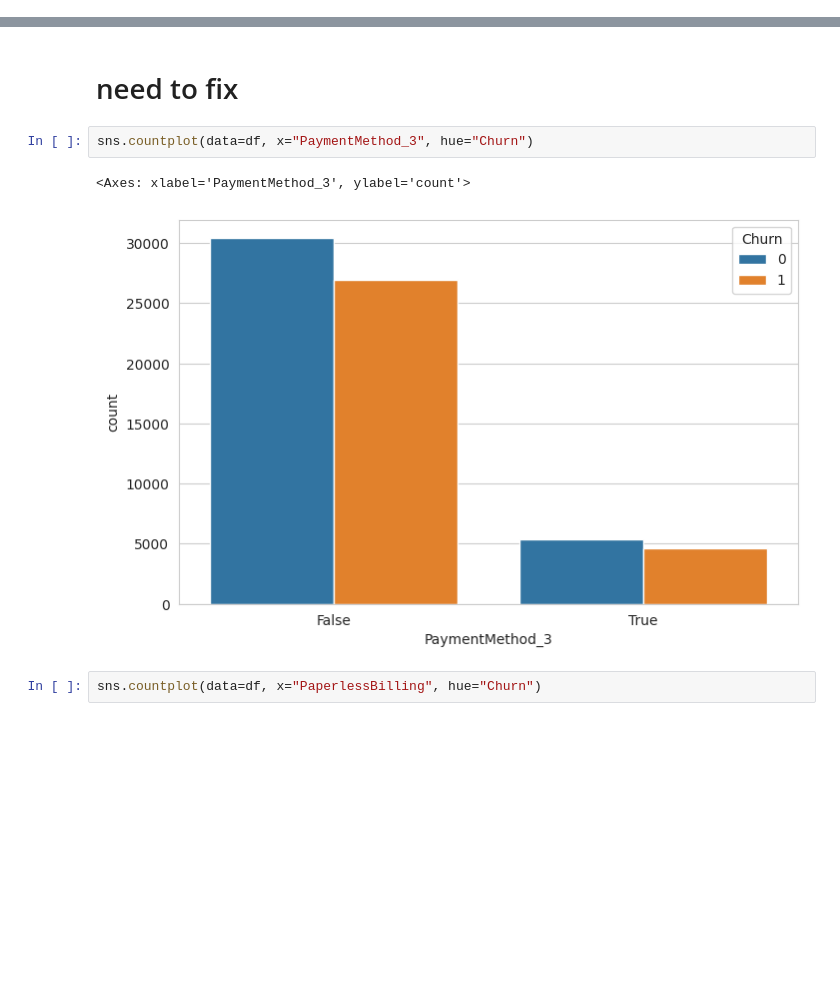
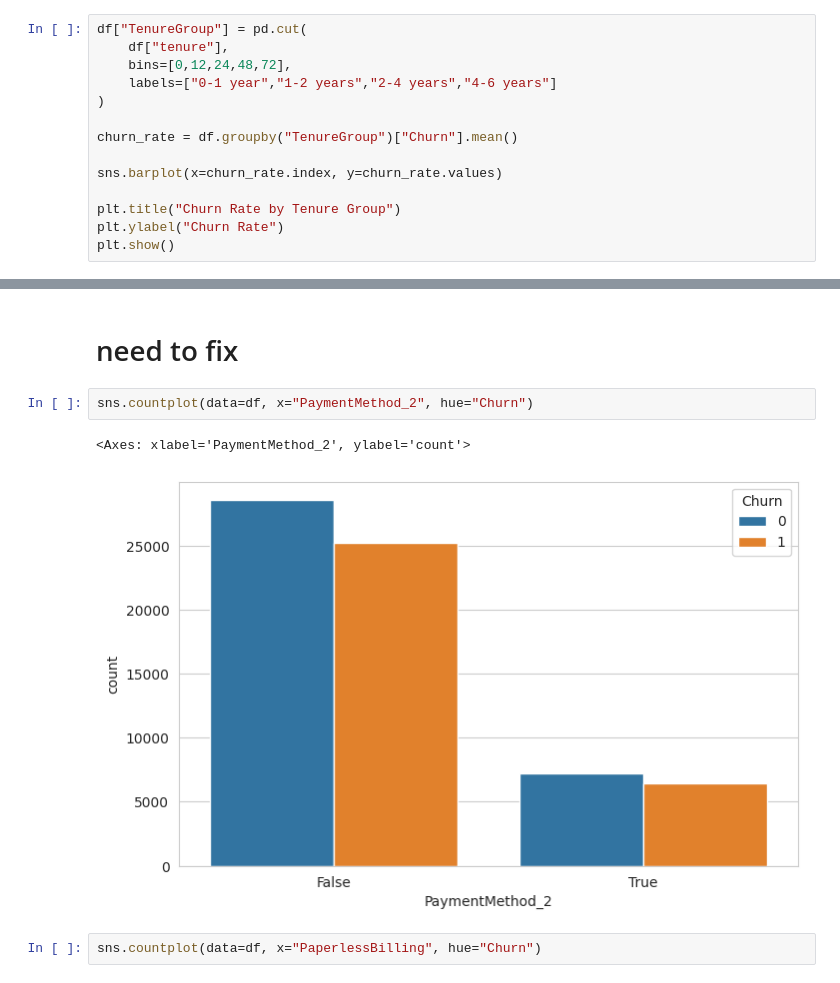
Before and after one commit to linda-bsharat/telco-customer-churn-prediction, a Jupyter notebook: notebooks/02_eda_and_visualization.ipynb, the cells around one changed output, grey strips where cells are left out. Drawn from its saved outputs; the diff is of its cells as text; blank space fills up the shorter version.

```diff
--- a/notebooks/02_eda_and_visualization.ipynb
+++ b/notebooks/02_eda_and_visualization.ipynb
@@ -147,0 +154,14 @@ sns.histplot(data=df, x="tenure", hue="Churn", bins=30, kde=True)
+# %%
+df["TenureGroup"] = pd.cut(
+    df["tenure"],
+    bins=[0,12,24,48,72],
+    labels=["0-1 year","1-2 years","2-4 years","4-6 years"]
+)
+
+churn_rate = df.groupby("TenureGroup")["Churn"].mean()
+
+sns.barplot(x=churn_rate.index, y=churn_rate.values)
+
+plt.title("Churn Rate by Tenure Group")
+plt.ylabel("Churn Rate")
+plt.show()
@@ -193,10 +235,10 @@ sns.countplot(data=df, x="InternetService", hue="Churn")
 # %% [markdown]
 # need to fix
 # %%
-sns.countplot(data=df, x="PaymentMethod_3", hue="Churn")
+sns.countplot(data=df, x="PaymentMethod_2", hue="Churn")
 # %% [output]
-<Axes: xlabel='PaymentMethod_3', ylabel='count'>
+<Axes: xlabel='PaymentMethod_2', ylabel='count'>
-[figure, old version]
+[figure, new version]
 # %%
 sns.countplot(data=df, x="PaperlessBilling", hue="Churn")
 # %% [output]
```
Also changed, not shown: parts of 7 cells of this notebook.
